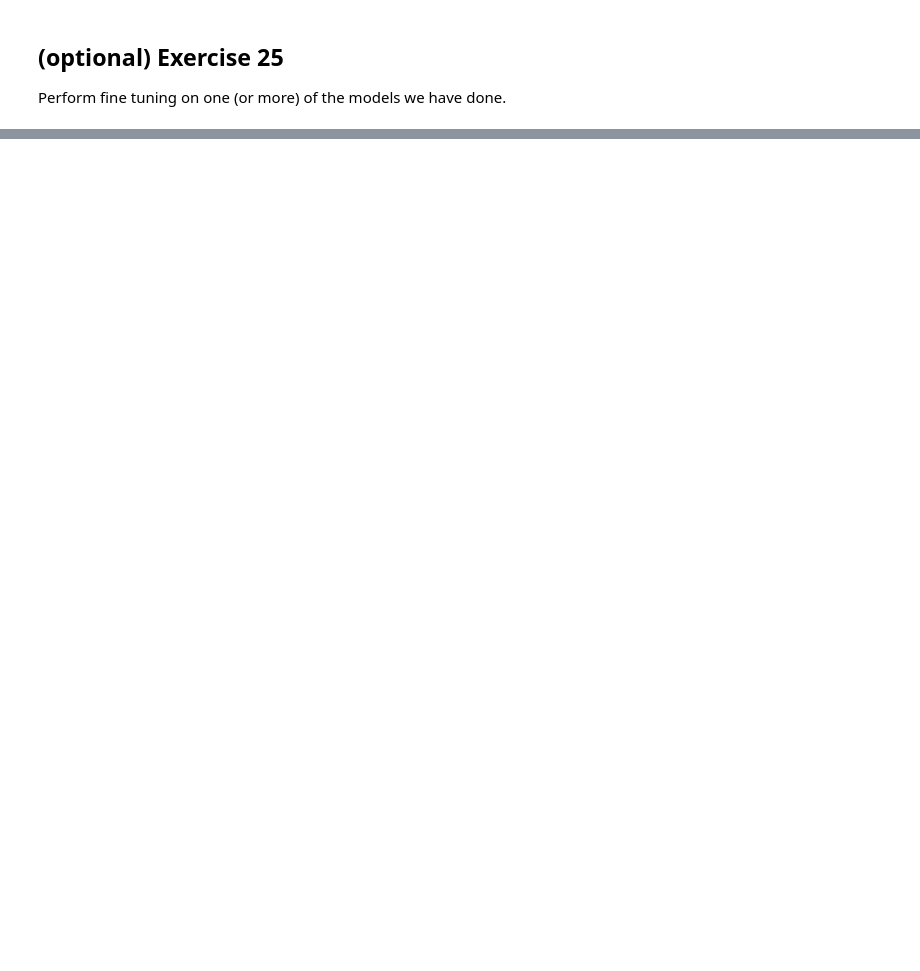
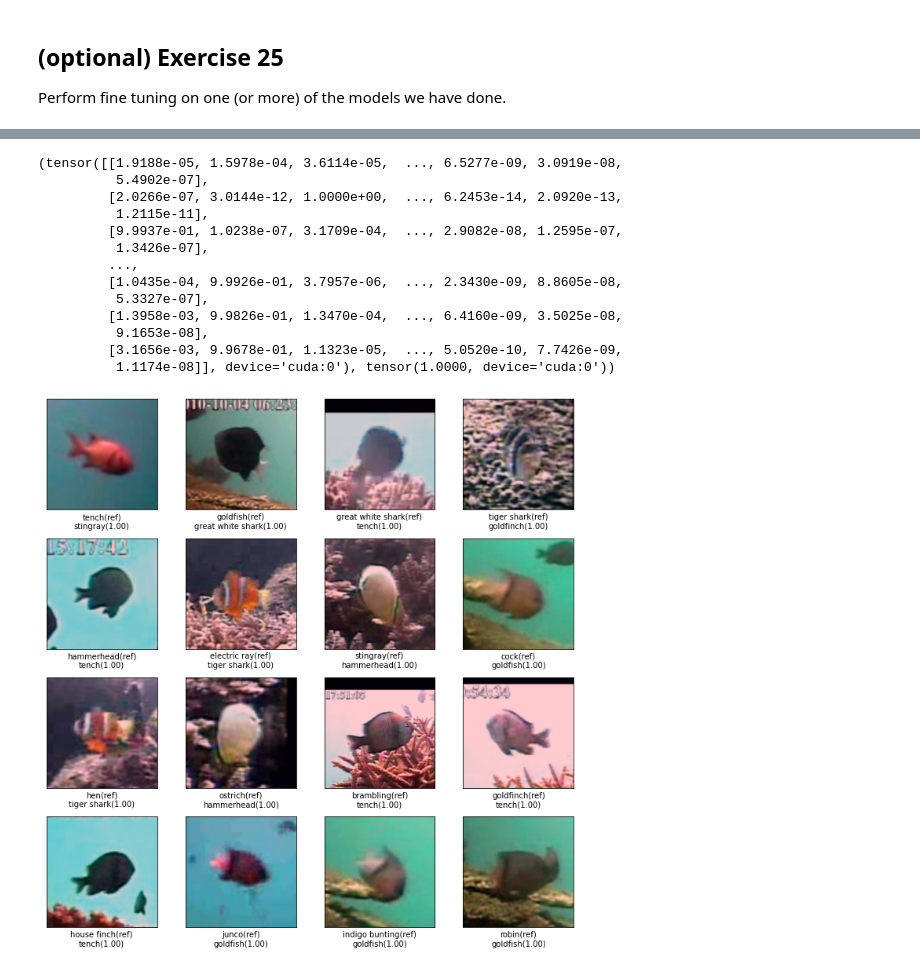
Before and after one commit to YosefGuevara012/DeepLearning_and_computer_vision_for_Marine_Robotics, a Jupyter notebook: TP_03_CNNs_and_transfer_learning.ipynb, the cells around one changed output, grey strips where cells are left out. Drawn from its saved outputs; the diff is of its cells as text; code cells hidden in the pictures; blank space fills up the shorter version.

```diff
--- a/TP_03_CNNs_and_transfer_learning.ipynb
+++ b/TP_03_CNNs_and_transfer_learning.ipynb
@@ -281,7 +281,7 @@ def train_model(model, dataloader, optimizer, criterion, n_epochs=1, log_every=2
             running_loss += loss.item()
             running_examples += inputs.shape[0]
 
-            if i % 1000 == 999:
+            if i % log_every == 0:
                 print(f'ep: {epoch: 3d}, it: {i: 5d}, loss: {running_loss/running_examples:.3f}')
                 running_loss = 0.
                 running_examples = 0
@@ -1219,0 +1521,4 @@ Try with one (or all) of the following backbones: [`AlexNet`](https://pytorch.or
+# %%
+# Download the pretrained alexnet
+model = torch.hub.load('pytorch/vision:v0.10.0', 'mobilenet_v2', pretrained=True)
+print(model)
@@ -1226,0 +1581,30 @@ Perform fine tuning on one (or more) of the models we have done.
+# %%
+
+### BEGIN SOLUTION
+model.classifier[1].out_features = len(full_set.classes)
+
+# Set the model paramters to not require gradient computation
+for param in model.parameters():
+    param.requires_grad = False
+
+last_layer_param = list(model.classifier[1].parameters())
+
+# Sets the last layer parameters to require gradient computation
+# only the last layer will be updated during training
+for param in last_layer_param:
+    param.requires_grad = True
+### END SOLUTION
+
+criterion = nn.CrossEntropyLoss()
+optimizer = optim.SGD(model.parameters(), lr=0.001, momentum=0.9)
+
+batch_size = 64
+
+train_loader = torch.utils.data.DataLoader(train_set, batch_size=batch_size, pin_memory=True, num_workers=2)
+test_loader = torch.utils.data.DataLoader(test_set, batch_size=batch_size, pin_memory=True, num_workers=2)
+
+train_model(model, train_loader, optimizer, criterion, n_epochs=2, device=device, log_every=50)
+accuracy = evaluate_model(model, test_loader, device=device)
+print(f'Accuracy of the network on the test images: {accuracy:.1%}')
+
+### END SOLUTION
@@ -1226,0 +1627,22 @@ Perform fine tuning on one (or more) of the models we have done.
+# %%
+#create test data loader with batch size = 16
+test_loader = torch.utils.data.DataLoader(test_set, batch_size=16, pin_memory=True, num_workers=2)
+# take the first batch
+images, labels = next(iter(test_loader))
+# Visualize
+viz_image_batch(images, model, imagenet_classes, device=device)
+# %% [output]
+(tensor([[1.9188e-05, 1.5978e-04, 3.6114e-05,  ..., 6.5277e-09, 3.0919e-08,
+          5.4902e-07],
+         [2.0266e-07, 3.0144e-12, 1.0000e+00,  ..., 6.2453e-14, 2.0920e-13,
+          1.2115e-11],
+         [9.9937e-01, 1.0238e-07, 3.1709e-04,  ..., 2.9082e-08, 1.2595e-07,
+          1.3426e-07],
+         ...,
+         [1.0435e-04, 9.9926e-01, 3.7957e-06,  ..., 2.3430e-09, 8.8605e-08,
+          5.3327e-07],
+         [1.3958e-03, 9.9826e-01, 1.3470e-04,  ..., 6.4160e-09, 3.5025e-08,
+          9.1653e-08],
+         [3.1656e-03, 9.9678e-01, 1.1323e-05,  ..., 5.0520e-10, 7.7426e-09,
+          1.1174e-08]], device='cuda:0'), tensor(1.0000, device='cuda:0'))
+[figure, added]
```
Also changed, not shown: parts of 41 cells of this notebook.
